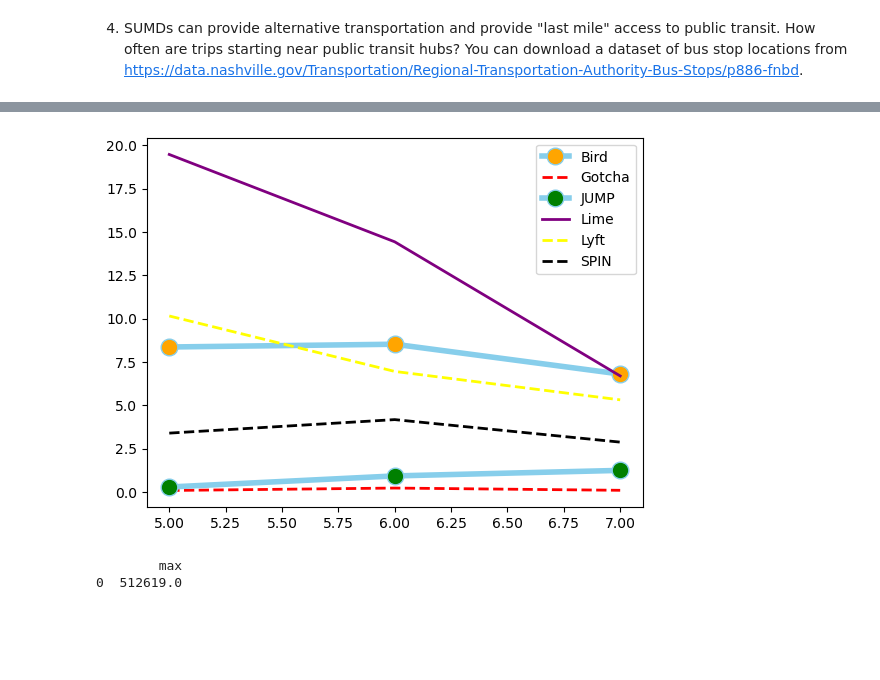
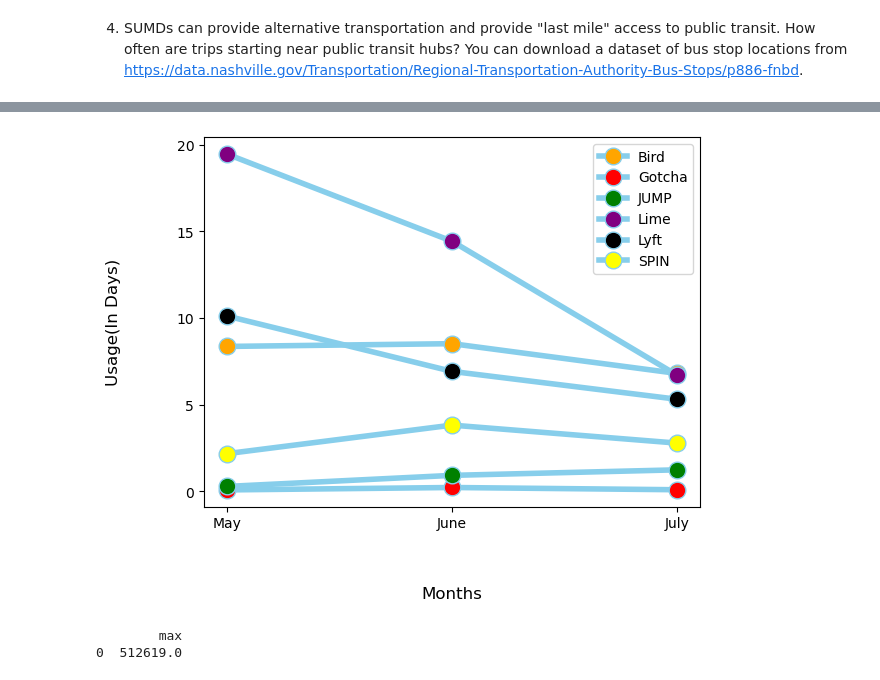
Before and after one commit to NSS-Data-Analytics-Cohort-8/scooter-partner1-witch_trial_logic, a Jupyter notebook: notebooks/Partner Project 1.ipynb, the cells around one changed output, grey strips where cells are left out. Drawn from its saved outputs; the diff is of its cells as text; code cells hidden in the pictures; blank space fills up the shorter version.

Commit message:
Finished Graph

```diff
--- a/notebooks/Partner Project 1.ipynb
+++ b/notebooks/Partner Project 1.ipynb
@@ -228,11 +228,12 @@ print(final_goal_py)
 scooter_use =  '''
 SELECT DISTINCT companyname AS company, EXTRACT(MONTH FROM startdate) AS month,ROUND(SUM(tripduration)/86400, 2) AS trip
 FROM trips
+WHERE tripduration >= 1 AND tripduration <= 1440
 GROUP BY companyname, month'''
 sumd_usage_in_min = pd.read_sql(scooter_use, con = engine)
 print(sumd_usage_in_min)
 
-grouped = sumd_usage_in_min.groupby(['company', 'month'])['trip'].sum().reset_index()
+grouped = sumd_usage_in_min.groupby(['month', 'trip'])['company'].sum().reset_index()
 
 bird = grouped[grouped['company'] == 'Bird']
 got = grouped[grouped['company'] == 'Gotcha']
@@ -241,12 +242,21 @@ lime = grouped[grouped['company'] == 'Lime']
 lyft = grouped[grouped['company'] == 'Lyft']
 spin = grouped[grouped['company'] == 'SPIN']
 
+fig, ax = plt.subplots()
+
 plt.plot(bird['month'], bird['trip'], marker='o', markerfacecolor='orange', markersize=12, color='skyblue', linewidth=4, label='Bird')
-plt.plot(got['month'], got['trip'], marker='', color='red', linewidth=2, linestyle='dashed', label='Gotcha')
+plt.plot(got['month'], got['trip'], marker='o', markerfacecolor='red', markersize=12, color='skyblue', linewidth=4, label='Gotcha')
 plt.plot(jump['month'], jump['trip'], marker='o', markerfacecolor='green', markersize=12, color='skyblue', linewidth=4, label='JUMP')
-plt.plot(lime['month'], lime['trip'], marker='', color='purple', linewidth=2, label='Lime')
-plt.plot(lyft['month'], lyft['trip'], marker='', color='yellow', linewidth=2, linestyle='dashed', label='Lyft')
-plt.plot(spin['month'], spin['trip'], marker='', color='black', linewidth=2, linestyle='dashed', label='SPIN')
+plt.plot(lime['month'], lime['trip'], marker='o', markerfacecolor='purple', markersize=12, color='skyblue', linewidth=4, label='Lime')
+plt.plot(lyft['month'], lyft['trip'], marker='o', markerfacecolor='black', markersize=12, color='skyblue', linewidth=4, label='Lyft')
+plt.plot(spin['month'], spin['trip'], marker='o', markerfacecolor='yellow', markersize=12, color='skyblue', linewidth=4, label='SPIN')
+
+plt.xlabel('Months', labelpad=40, fontsize=12)
+plt.ylabel('Usage(In Days)', labelpad=40, fontsize=12)
+
+plt.yticks([0.0, 5.0, 10.0, 15.0,20.0], [0,5,10,15,20])
+plt.xticks([5, 6, 7], ['May', 'June', 'July'])
+
 plt.legend()
 
 plt.show()
@@ -271,4 +281,4 @@ plt.show()
-[figure, old version]
+[figure, new version]
 # %%
 scooter_use =  '''
 SELECT MAX(tripduration)
```
Also changed, not shown: parts of 1 cell of this notebook.
